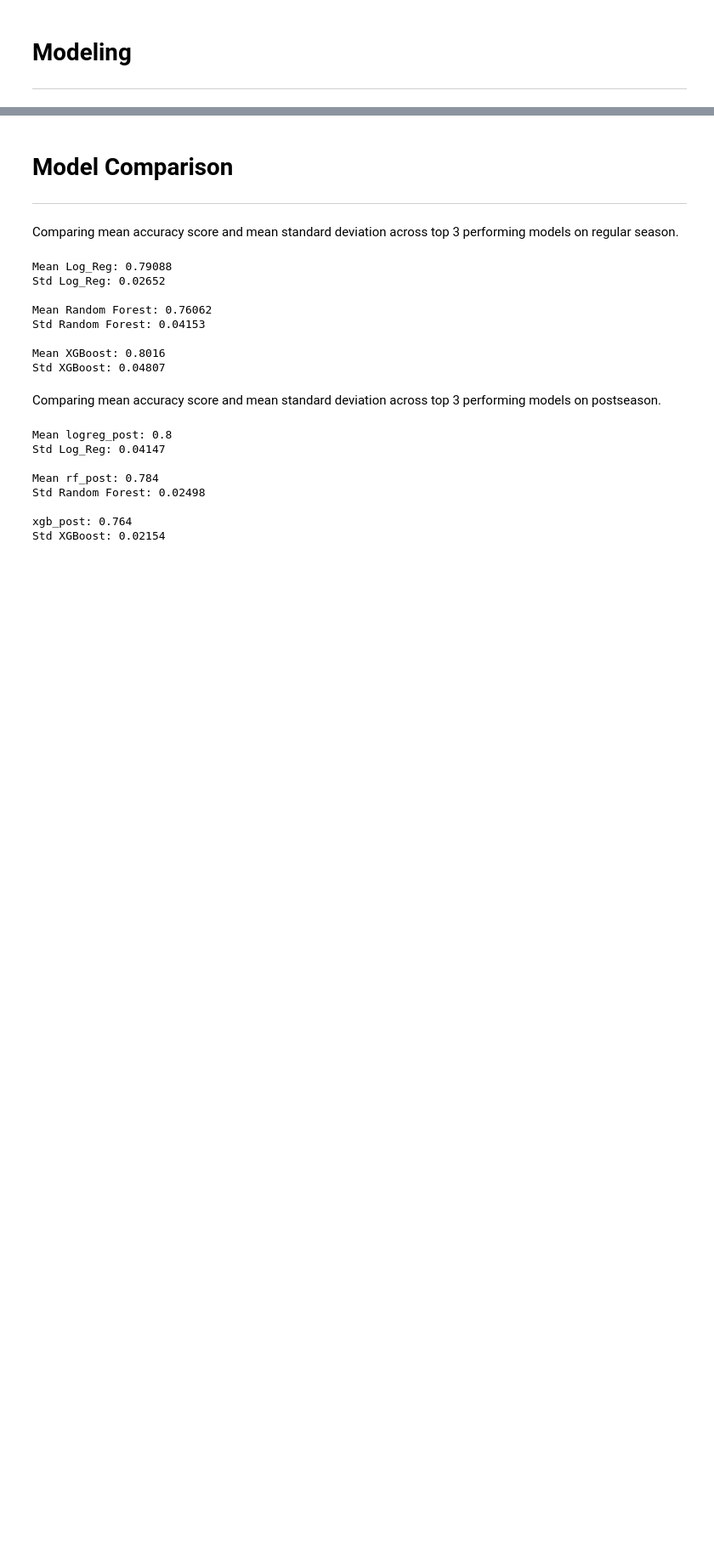
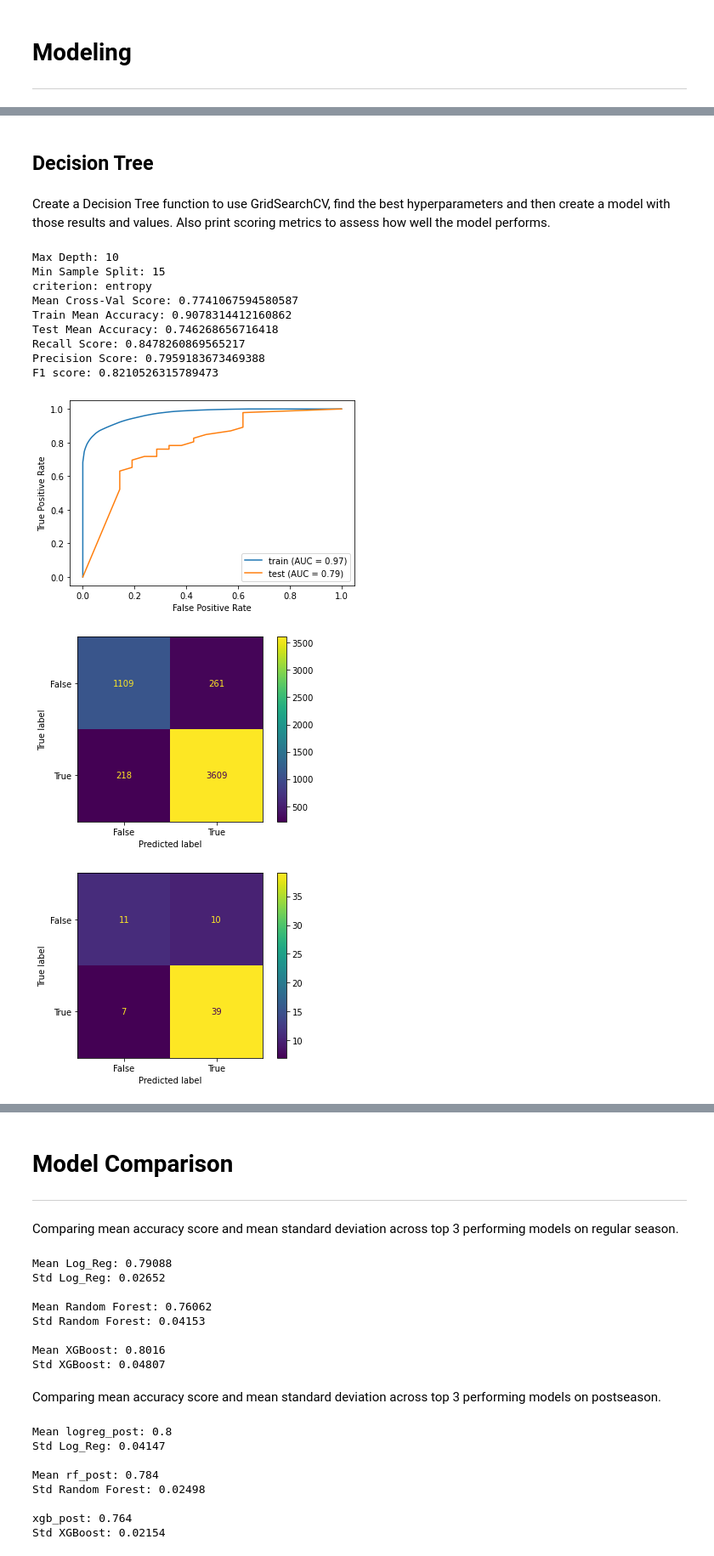
Before and after one commit to MatthewR1021/Machine-Learning-Madness, a Jupyter notebook: MAIN_Notebook.ipynb, the cells around one changed output, grey strips where cells are left out. Shown: that part at 85% size. Drawn from its saved outputs; the diff is of its cells as text; code cells hidden in the pictures; blank space fills up the shorter version.

```diff
--- a/MAIN_Notebook.ipynb
+++ b/MAIN_Notebook.ipynb
@@ -523,0 +490,25 @@ F1 score: 0.8085106382978723
+# %% [markdown]
+## Decision Tree
+# %% [markdown]
+Create a Decision Tree function to use GridSearchCV, find the best hyperparameters and then create a model with those results and values. Also print scoring metrics to assess how well the model performs.
+# %%
+# Use feature selection function to obtain best feature to use on this decision tree model
+dtree_feats=feature_select(X_train_scaled,y_train,DecisionTreeClassifier,min_features=10)
+X_train_best_dtree=X_train[dtree_feats]
+X_test_best_dtree=X_test[dtree_feats]
+# %%
+# Call our decision tree function on data
+dtree(X_train_best_dtree, X_test_best_dtree, y_train, y_test)
+# %% [output]
+Max Depth: 10
+Min Sample Split: 15
+criterion: entropy
+Mean Cross-Val Score: 0.7741067594580587
+Train Mean Accuracy: 0.9078314412160862
+Test Mean Accuracy: 0.746268656716418
+Recall Score: 0.8478260869565217
+Precision Score: 0.7959183673469388
+F1 score: 0.8210526315789473
+[figure, added]
+[figure, added]
+[figure, added]
```
Also changed, not shown: parts of 42 cells of this notebook.
